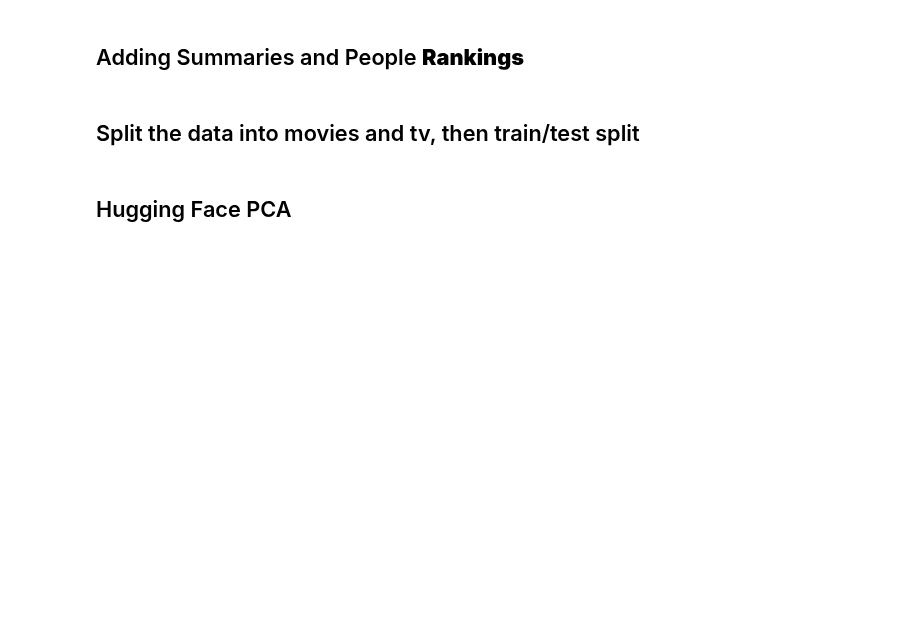
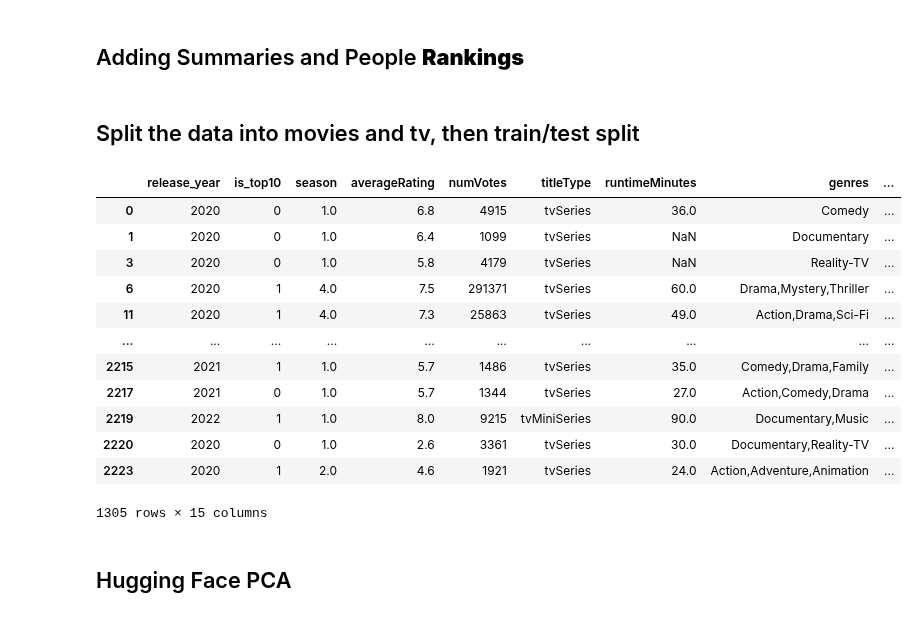
Before and after one commit to Joeyzect/Netflix_ALab_2022, a Jupyter notebook: notebooks/11-yen-tvshows-modelling.ipynb, the cells around one changed output. Cells and saved outputs as stored; diff of their text form; code cells hidden in the pictures; blank space fills up the shorter version.

```diff
--- a/notebooks/11-yen-tvshows-modelling.ipynb
+++ b/notebooks/11-yen-tvshows-modelling.ipynb
@@ -21,6 +21,28 @@ df = df.merge(people_rankings, on='combined_title')
 # %%
 #Split movie and tv_show
 movies, tv_shows = df[df['is_tv_show']==False], df[df['is_tv_show']==True]
+# %%
+# remove tv show rows with season >= 24
+# THERE ARE 2 TV SHOWS WITH SEASON = 24 AND SEASON = 2806. NEED TO REMOVE
+tv_shows = tv_shows[tv_shows['season']<24]
+
+# drop combined_title, release_date, lower_title, is_tv_show, tconst
+tv_shows = tv_shows.drop(['combined_title', 'release_date', 'lower_title', 'is_tv_show', 'tconst'], axis=1)
+tv_shows
+# %% [output]
+|  | release_year | is_top10 | season | averageRating | numVotes | titleType | runtimeMinutes | genres | ... |
+| 0 | 2020 | 0 | 1.0 | 6.8 | 4915 | tvSeries | 36.0 | Comedy | ... |
+| 1 | 2020 | 0 | 1.0 | 6.4 | 1099 | tvSeries | NaN | Documentary | ... |
+| 3 | 2020 | 0 | 1.0 | 5.8 | 4179 | tvSeries | NaN | Reality-TV | ... |
+| 6 | 2020 | 1 | 4.0 | 7.5 | 291371 | tvSeries | 60.0 | Drama,Mystery,Thriller | ... |
+| 11 | 2020 | 1 | 4.0 | 7.3 | 25863 | tvSeries | 49.0 | Action,Drama,Sci-Fi | ... |
+| ... | ... | ... | ... | ... | ... | ... | ... | ... | ... |
+| 2215 | 2021 | 1 | 1.0 | 5.7 | 1486 | tvSeries | 35.0 | Comedy,Drama,Family | ... |
+| 2217 | 2021 | 0 | 1.0 | 5.7 | 1344 | tvSeries | 27.0 | Action,Comedy,Drama | ... |
+| 2219 | 2022 | 1 | 1.0 | 8.0 | 9215 | tvMiniSeries | 90.0 | Documentary,Music | ... |
+| 2220 | 2020 | 0 | 1.0 | 2.6 | 3361 | tvSeries | 30.0 | Documentary,Reality-TV | ... |
+| 2223 | 2020 | 1 | 2.0 | 4.6 | 1921 | tvSeries | 24.0 | Action,Adventure,Animation | ... |
+1305 rows × 15 columns
 # %%
 # train test split with stratified sampling
 from sklearn.model_selection import train_test_split
```
Also changed, not shown: parts of 9 cells of this notebook.
